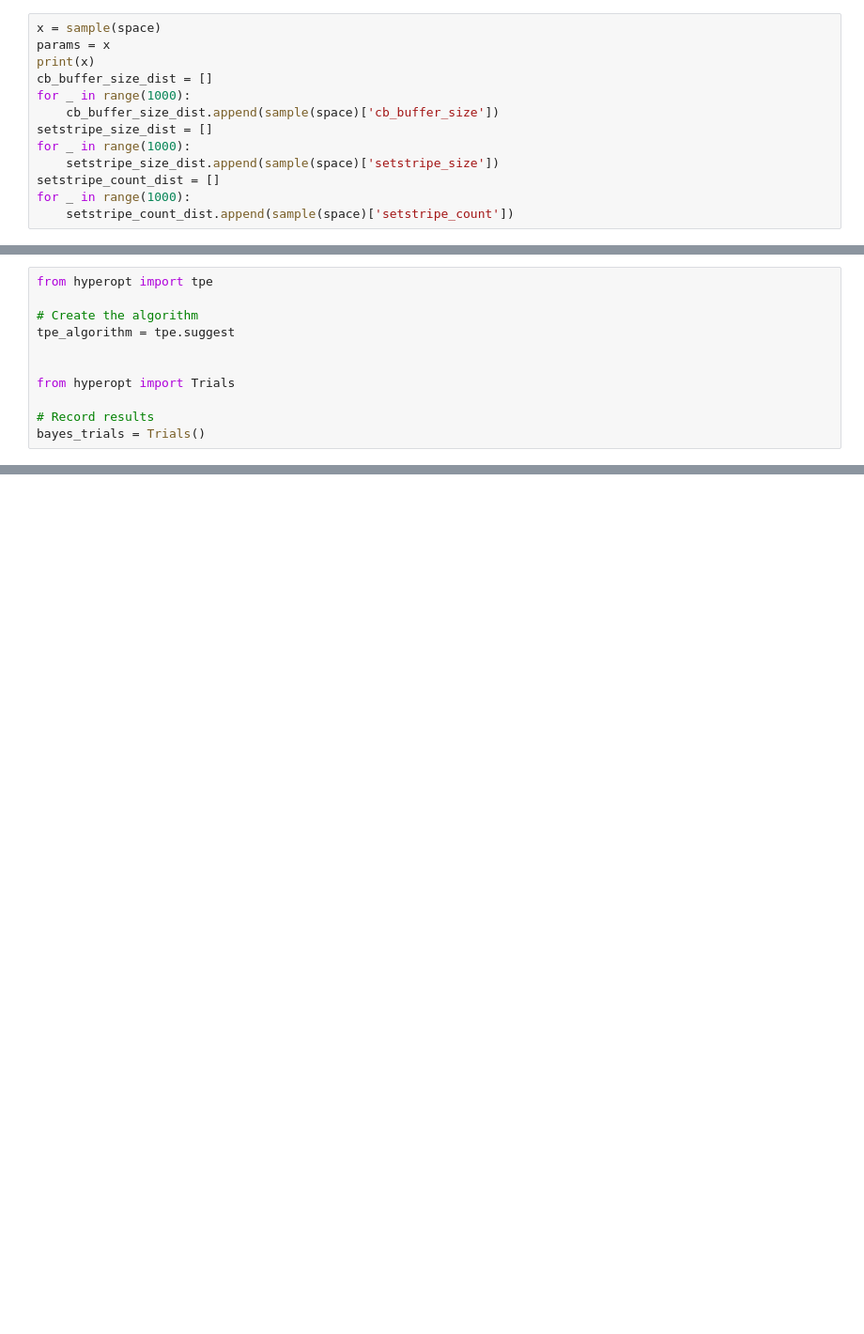
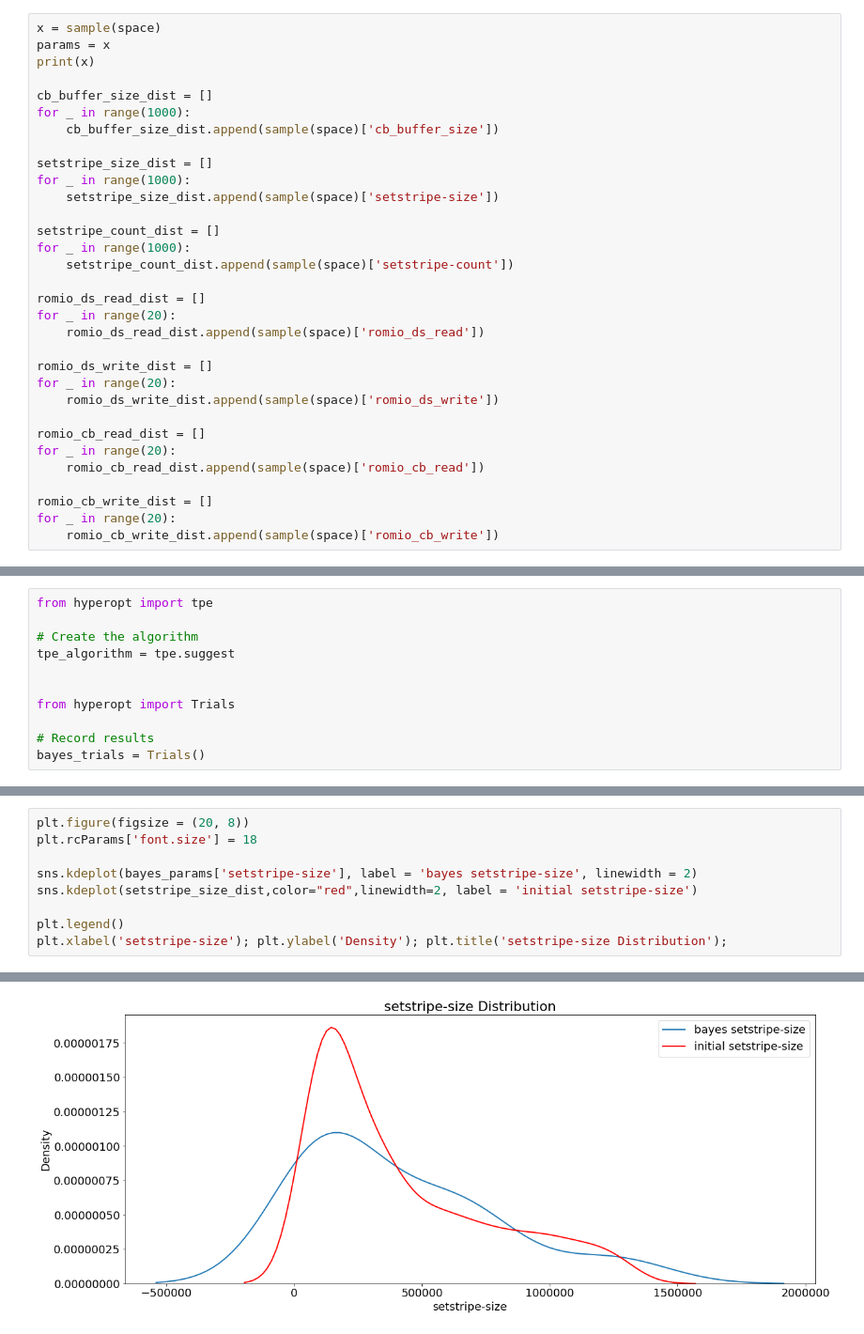
Before and after one commit to divyanshsinghvi/parallel-IO-autotuning, a Jupyter notebook: progress/active/Untitled.ipynb, the cells around one changed output, grey strips where cells are left out. Shown at 94% size. Drawn from its saved outputs; the diff is of its cells as text; blank space fills up the shorter version.

```diff
--- a/progress/active/Untitled.ipynb
+++ b/progress/active/Untitled.ipynb
@@ -92,13 +88,32 @@ space = {
 x = sample(space)
 params = x
 print(x)
+
 cb_buffer_size_dist = []
 for _ in range(1000):
     cb_buffer_size_dist.append(sample(space)['cb_buffer_size'])
+
 setstripe_size_dist = []
 for _ in range(1000):
-    setstripe_size_dist.append(sample(space)['setstripe_size'])
+    setstripe_size_dist.append(sample(space)['setstripe-size'])
+
 setstripe_count_dist = []
 for _ in range(1000):
-    setstripe_count_dist.append(sample(space)['setstripe_count'])
+    setstripe_count_dist.append(sample(space)['setstripe-count'])
+
+romio_ds_read_dist = []
+for _ in range(20):
+    romio_ds_read_dist.append(sample(space)['romio_ds_read'])
+
+romio_ds_write_dist = []
+for _ in range(20):
+    romio_ds_write_dist.append(sample(space)['romio_ds_write'])
+
+romio_cb_read_dist = []
+for _ in range(20):
+    romio_cb_read_dist.append(sample(space)['romio_cb_read'])
+
+romio_cb_write_dist = []
+for _ in range(20):
+    romio_cb_write_dist.append(sample(space)['romio_cb_write'])
 # %% [output]
@@ -273,0 +306,10 @@ DEBUG:matplotlib.axes._base:update_title_pos
+# %%
+plt.figure(figsize = (20, 8))
+plt.rcParams['font.size'] = 18
+
+sns.kdeplot(bayes_params['setstripe-size'], label = 'bayes setstripe-size', linewidth = 2)
+sns.kdeplot(setstripe_size_dist,color="red",linewidth=2, label = 'initial setstripe-size')
+
+plt.legend()
+plt.xlabel('setstripe-size'); plt.ylabel('Density'); plt.title('setstripe-size Distribution');
+# %% [output]
@@ -273,0 +321 @@ DEBUG:matplotlib.axes._base:update_title_pos
+[figure, added]
```
Also changed, not shown: parts of 21 cells of this notebook, 6 other files.
